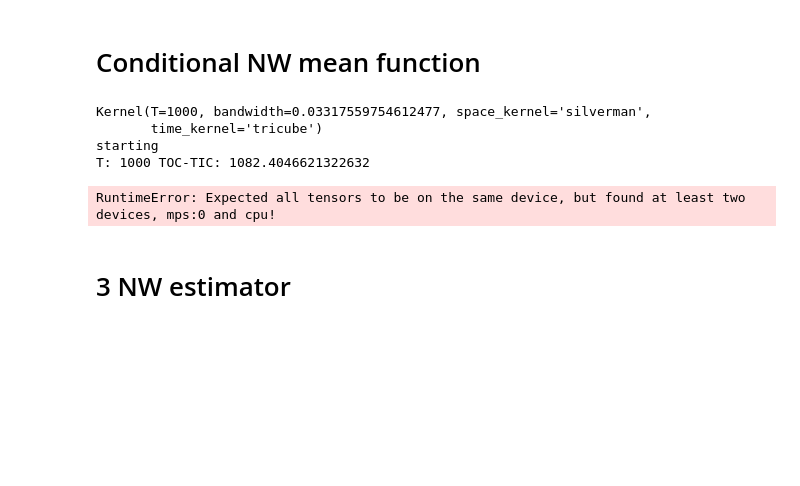
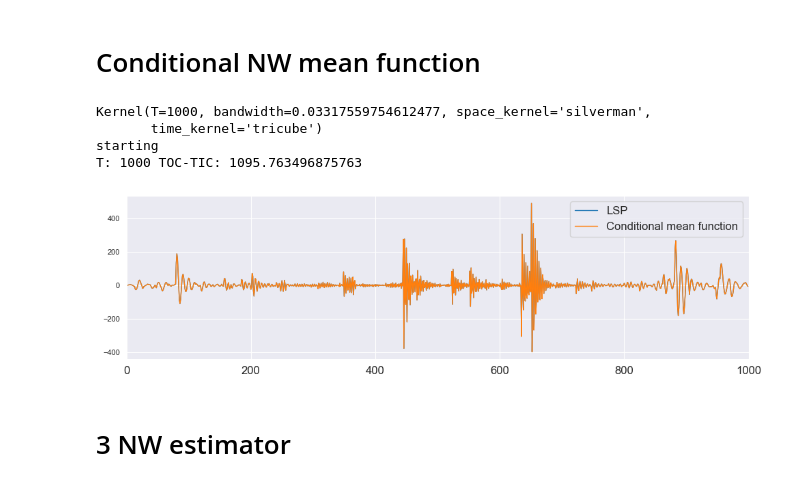
Before and after one commit to mzalaya/wasslsp, a Jupyter notebook: torchNotebooks/simul/CauchytvAR(2).ipynb, the cells around one changed output. Saved outputs shown, nothing was run; the diff lists cells and outputs as text; code cells hidden in the pictures; blank space fills up the shorter version.

```diff
--- a/torchNotebooks/simul/CauchytvAR(2).ipynb
+++ b/torchNotebooks/simul/CauchytvAR(2).ipynb
@@ -138,6 +143,7 @@ plt.show()
 # %% [markdown]
 # Conditional NW mean function
 # %%
+device = torch.device("cpu")
 # Kernel fit
 lambda_ = 1/12
 bandwidth = lambda_ * T_samples **(-0.4 / (d+1))
@@ -153,35 +159,35 @@ for t in range(T_samples):
 
 toc = time.time()
 print("T:", T_samples, "TOC-TIC:", toc-tic)
 
 Y_t_T = X_tvar_2_replications[0]
 
 m_hat = torch.tensor([torch.sum(weights[str(t)] * Y_t_T) for t in range(T_samples)])
 
 m_hat = m_hat.detach().cpu().numpy()
 Y_t_T = Y_t_T.detach().cpu().numpy()
 
 plt.rcParams["figure.figsize"] = (10,3)
 
 u_var = np.linspace(0., 1., T_samples)
 
 plt.plot(Y_t_T, lw=1, label="LSP")
 plt.plot(m_hat, lw=1, label="Conditional mean function")
 # plt.plot(X_tvar_2_replications_u_var[replication], lw=2)
 # plt.plot(X_tvar_2_mean)
 # plt.xticks(np.arange(0, T+1, 200, dtype=int))
 plt.xlim(0, T_samples)
 # plt.title(r'$Y_{t,T} = m^\star(\frac{t}{T}, X_{t,T}) + \varepsilon_{t,T}$')
 plt.legend()
 plt.tight_layout()
 #plt.savefig(path_fig+"locally_process_conditional_mean_Guassina_space_kernel_uniform_tiem_kernel.pdf", dpi=150)
 plt.show()
 # %% [output]
 Kernel(T=1000, bandwidth=0.03317559754612477, space_kernel='silverman',
        time_kernel='tricube')
 starting
-T: 1000 TOC-TIC: 1082.4046621322632
+T: 1000 TOC-TIC: 1095.763496875763
-RuntimeError: Expected all tensors to be on the same device, but found at least two devices, mps:0 and cpu!
+[figure, added]
 # %% [markdown]
 # 3 NW estimator
 # %%
```
Also changed, not shown: parts of 6 cells of this notebook, 13 other files.
